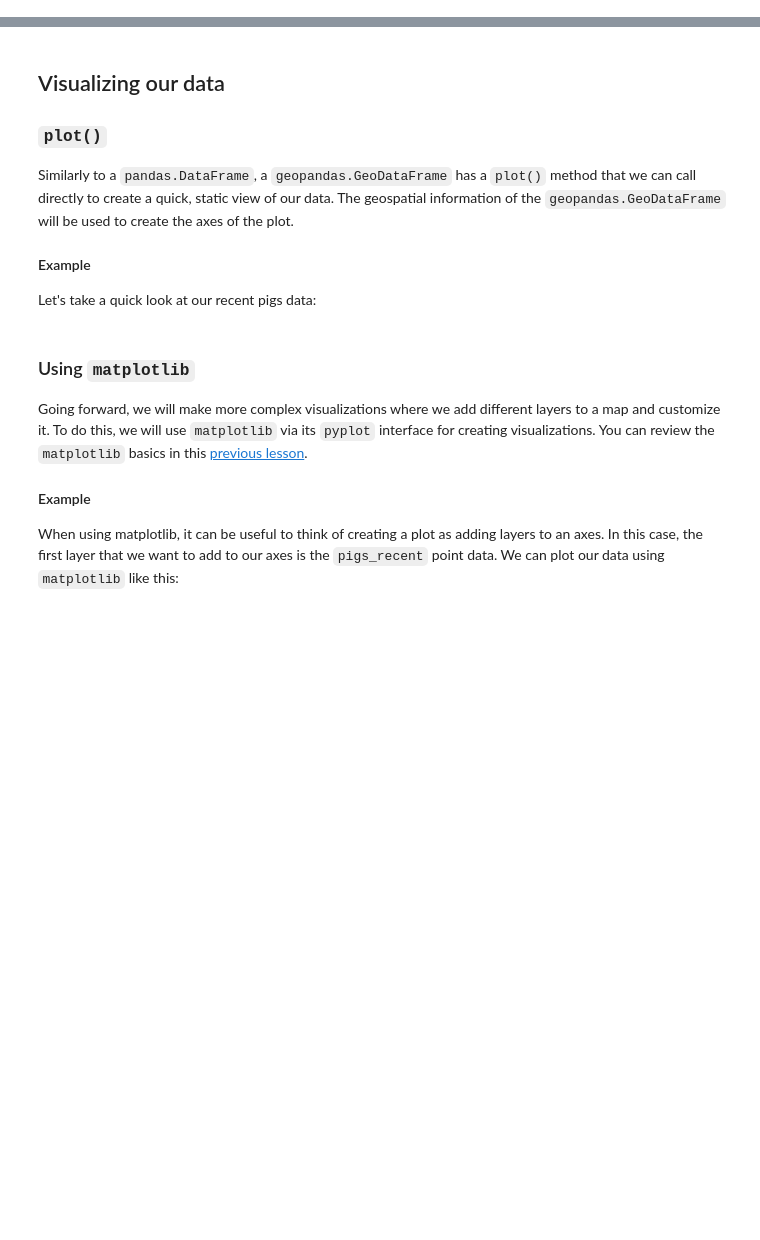
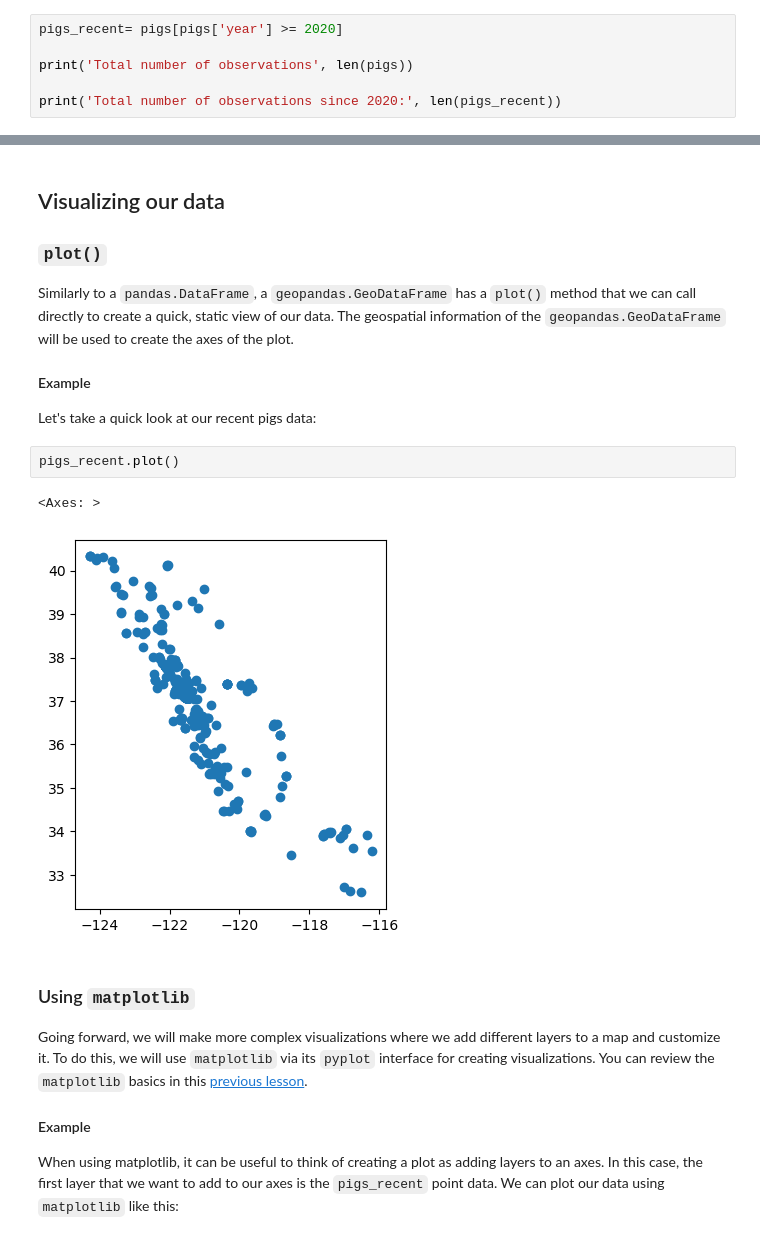
Before and after one commit to Karlavramos/eds220-in-class, a Jupyter notebook: week5/week-5-geopandas-intro-STUDENTS.ipynb, the cells around one changed output, grey strips where cells are left out. Saved outputs shown, nothing was run; the diff lists cells and outputs as text; blank space fills up the shorter version.

```diff
--- a/week5/week-5-geopandas-intro-STUDENTS.ipynb
+++ b/week5/week-5-geopandas-intro-STUDENTS.ipynb
@@ -186,2 +255,8 @@ Before running the next cell, write down your prediction: when do you expect the
 # %% [markdown]
 In this analysis, we will use data from 2020 onwards. We can use our usual data selection to subset it:
+# %%
+pigs_recent= pigs[pigs['year'] >= 2020]
+
+print('Total number of observations', len(pigs))
+
+print('Total number of observations since 2020:', len(pigs_recent))
@@ -195,6 +273,11 @@ Similarly to a `pandas.DataFrame`, a `geopandas.GeoDataFrame` has a `plot()` met
 #### Example
 
 Let's take a quick look at our recent pigs data:
+# %%
+pigs_recent.plot()
+# %% [output]
+<Axes: >
+[figure, added]
 # %% [markdown]
 ### Using `matplotlib`
 
```
Also changed, not shown: parts of 7 cells of this notebook.
